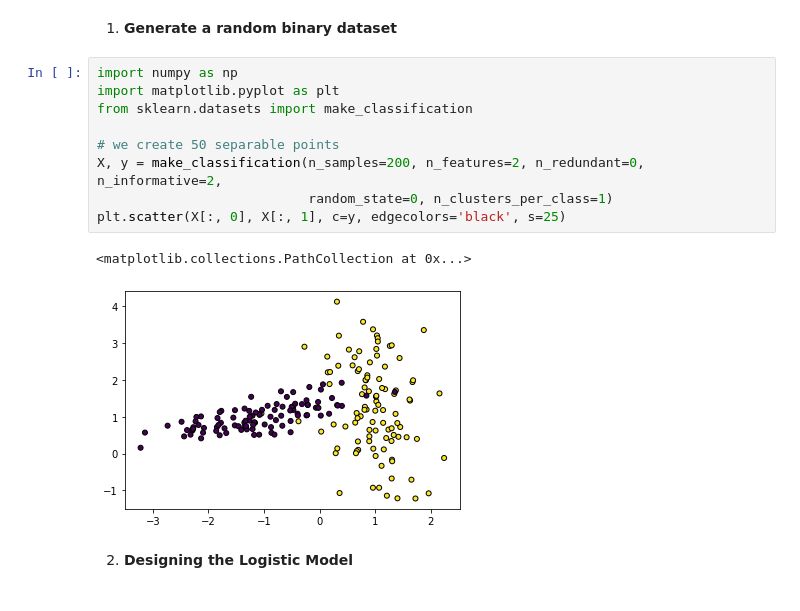
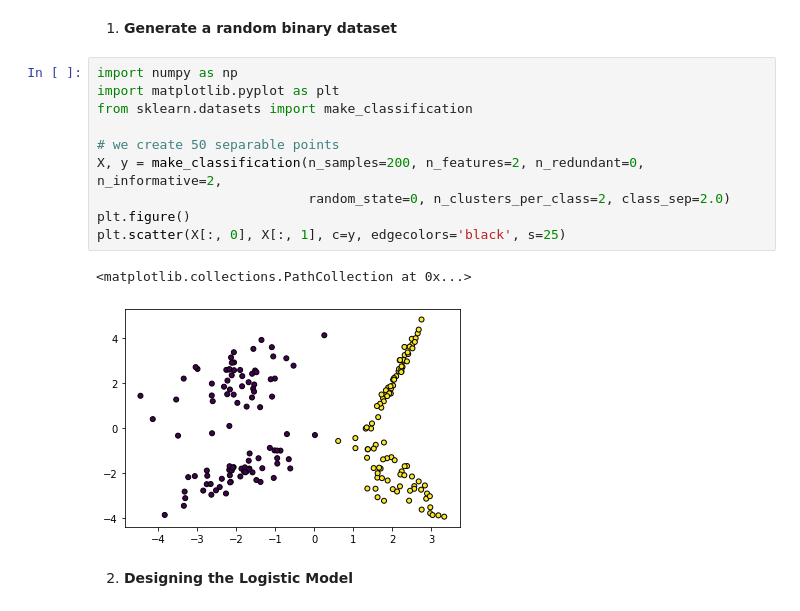
Before and after one commit to Taib/Introduction-to-ML, a Jupyter notebook: Lect_02.ipynb, the cells around one changed output. Drawn from its saved outputs; the diff is of its cells as text.

```diff
--- a/Lect_02.ipynb
+++ b/Lect_02.ipynb
@@ -73,15 +73,16 @@ $$
 # %%
 import numpy as np
 import matplotlib.pyplot as plt
 from sklearn.datasets import make_classification
 
 # we create 50 separable points
 X, y = make_classification(n_samples=200, n_features=2, n_redundant=0, n_informative=2,
-                           random_state=0, n_clusters_per_class=1)
+                           random_state=0, n_clusters_per_class=2, class_sep=2.0)
+plt.figure()
 plt.scatter(X[:, 0], X[:, 1], c=y, edgecolors='black', s=25)
 # %% [output]
 <matplotlib.collections.PathCollection at 0x...>
-[figure, old version]
+[figure, new version]
 # %% [markdown]
 2. **Designing the Logistic Model**
 # %%
```
Also changed, not shown: parts of 39 cells of this notebook, 2 other files.
